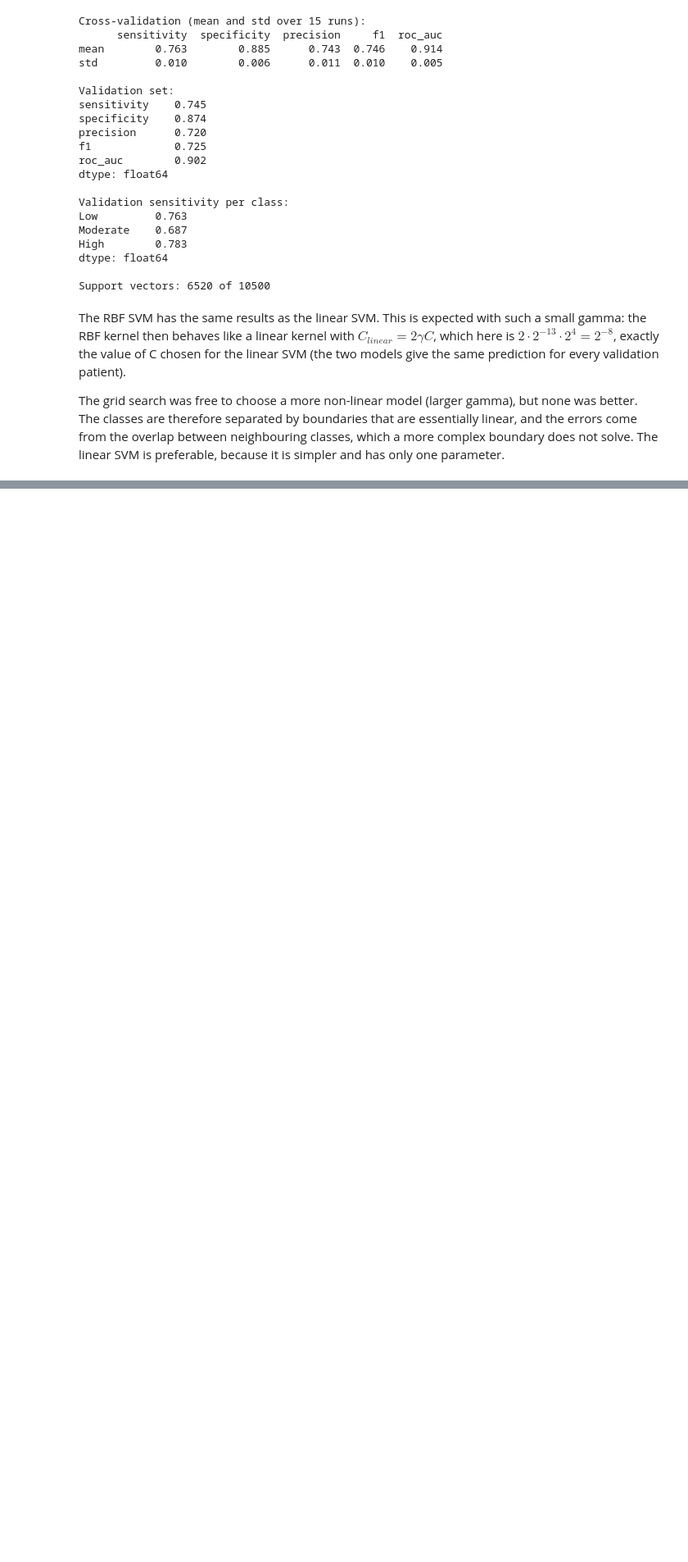
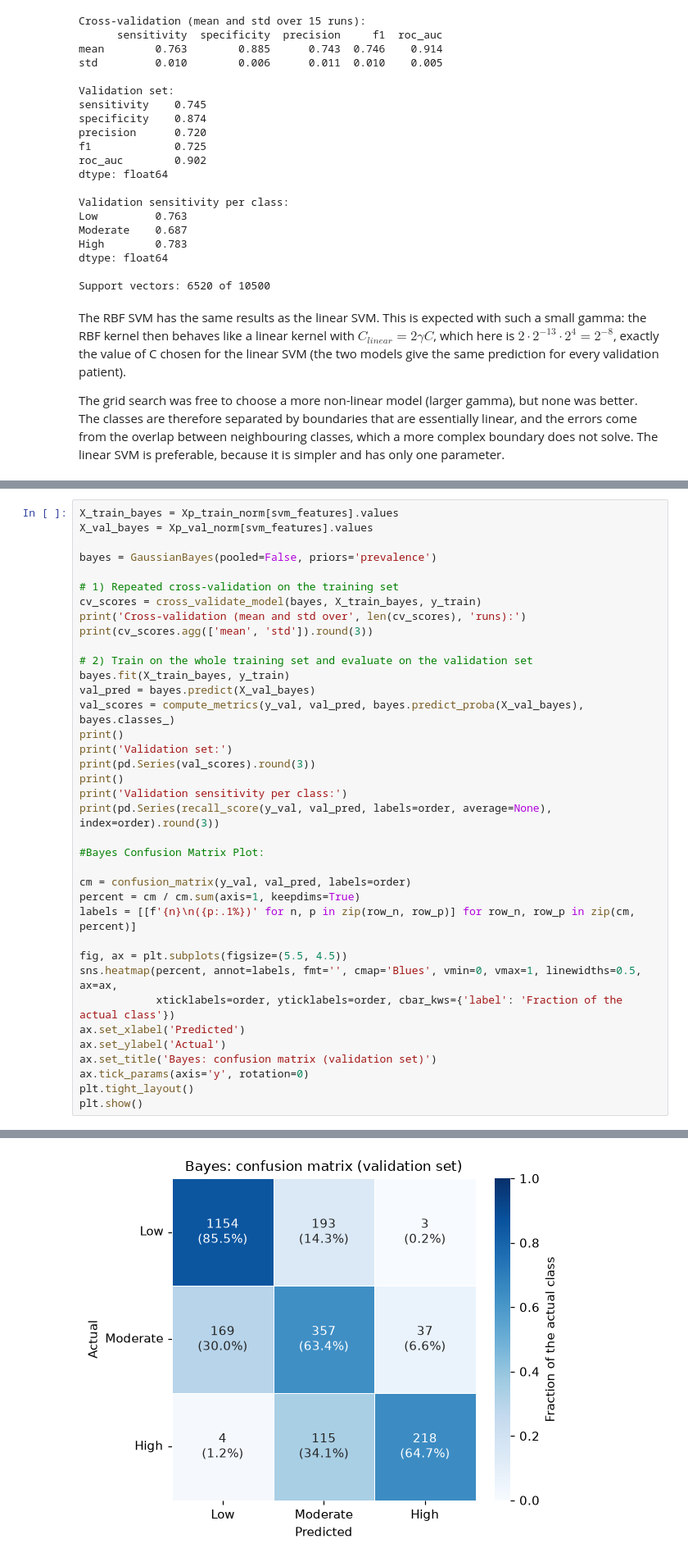
Before and after one commit to rodrigojsm/AC_Project, a Jupyter notebook: AC_project.ipynb, the cells around one changed output, grey strips where cells are left out. Shown at 82% size. Drawn from its saved outputs; the diff is of its cells as text; blank space fills up the shorter version.

```diff
--- a/AC_project.ipynb
+++ b/AC_project.ipynb
@@ -1130,0 +1254,38 @@ The grid search was free to choose a more non-linear model (larger gamma), but n
+# %%
+X_train_bayes = Xp_train_norm[svm_features].values
+X_val_bayes = Xp_val_norm[svm_features].values
+
+bayes = GaussianBayes(pooled=False, priors='prevalence')
+
+# 1) Repeated cross-validation on the training set
+cv_scores = cross_validate_model(bayes, X_train_bayes, y_train)
+print('Cross-validation (mean and std over', len(cv_scores), 'runs):')
+print(cv_scores.agg(['mean', 'std']).round(3))
+
+# 2) Train on the whole training set and evaluate on the validation set
+bayes.fit(X_train_bayes, y_train)
+val_pred = bayes.predict(X_val_bayes)
+val_scores = compute_metrics(y_val, val_pred, bayes.predict_proba(X_val_bayes), bayes.classes_)
+print()
+print('Validation set:')
+print(pd.Series(val_scores).round(3))
+print()
+print('Validation sensitivity per class:')
+print(pd.Series(recall_score(y_val, val_pred, labels=order, average=None), index=order).round(3))
+
+#Bayes Confusion Matrix Plot:
+
+cm = confusion_matrix(y_val, val_pred, labels=order)
+percent = cm / cm.sum(axis=1, keepdims=True)
+labels = [[f'{n}\n({p:.1%})' for n, p in zip(row_n, row_p)] for row_n, row_p in zip(cm, percent)]
+
+fig, ax = plt.subplots(figsize=(5.5, 4.5))
+sns.heatmap(percent, annot=labels, fmt='', cmap='Blues', vmin=0, vmax=1, linewidths=0.5, ax=ax,
+            xticklabels=order, yticklabels=order, cbar_kws={'label': 'Fraction of the actual class'})
+ax.set_xlabel('Predicted')
+ax.set_ylabel('Actual')
+ax.set_title('Bayes: confusion matrix (validation set)')
+ax.tick_params(axis='y', rotation=0)
+plt.tight_layout()
+plt.show()
+# %% [output]
@@ -1130,0 +1310 @@ The grid search was free to choose a more non-linear model (larger gamma), but n
+[figure, added]
```
Also changed, not shown: parts of 9 cells of this notebook.
